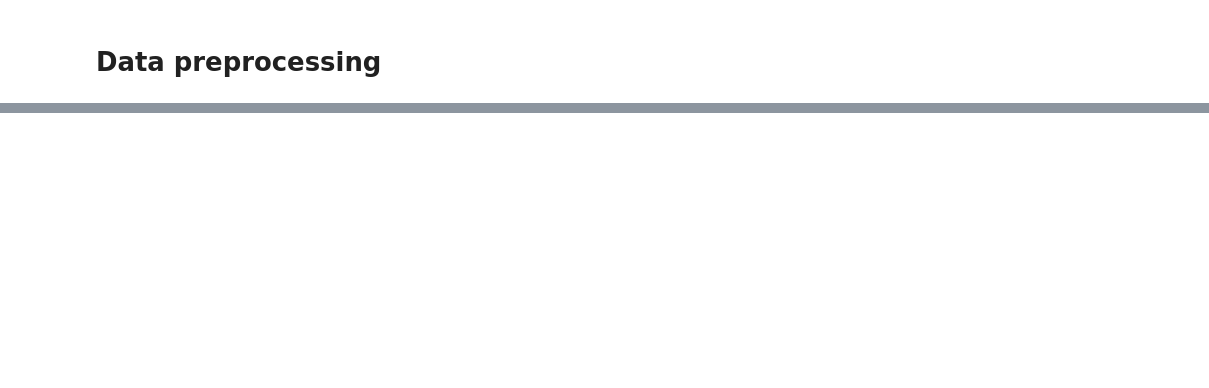
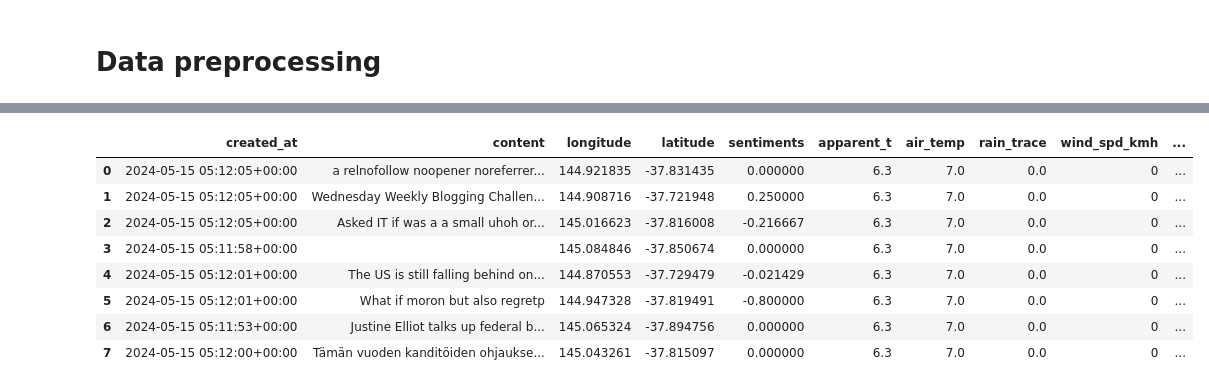
Before and after one commit to chris0311/COMP90024-Project2, a Jupyter notebook: Mastodon data preprocessing with Bom data.ipynb, the cells around one changed output, grey strips where cells are left out. Cells and saved outputs as stored; diff of their text form; code cells hidden in the pictures; blank space fills up the shorter version.

```diff
--- a/Mastodon data preprocessing with Bom data.ipynb
+++ b/Mastodon data preprocessing with Bom data.ipynb
@@ -162,0 +188,25 @@ merged_df
+# %%
+import geopandas as gpd
+from shapely.geometry import Point
+
+sa2_gdf = gpd.read_file('geo/SA2_2021_AUST_SHP_GDA2020/SA2_2021_AUST_GDA2020.shp')
+sa2_gdf = sa2_gdf[['SA2_CODE21', 'geometry','SA2_NAME21']]
+
+geometry = [Point(xy) for xy in zip(merged_df['longitude'], merged_df['latitude'])]
+geo_df = gpd.GeoDataFrame(merged_df, geometry=geometry)
+
+geo_df.crs = sa2_gdf.crs
+
+merged_df = gpd.sjoin(geo_df, sa2_gdf, how='left', op='within')
+
+merged_df
+# %% [output]
+|  | created_at | content | longitude | latitude | sentiments | apparent_t | air_temp | rain_trace | wind_spd_kmh | ... |
+| 0 | 2024-05-15 05:12:05+00:00 | a relnofollow noopener noreferrer... | 144.921835 | -37.831435 | 0.000000 | 6.3 | 7.0 | 0.0 | 0 | ... |
+| 1 | 2024-05-15 05:12:05+00:00 | Wednesday Weekly Blogging Challen... | 144.908716 | -37.721948 | 0.250000 | 6.3 | 7.0 | 0.0 | 0 | ... |
+| 2 | 2024-05-15 05:12:05+00:00 | Asked IT if was a a small uhoh or... | 145.016623 | -37.816008 | -0.216667 | 6.3 | 7.0 | 0.0 | 0 | ... |
+| 3 | 2024-05-15 05:11:58+00:00 |  | 145.084846 | -37.850674 | 0.000000 | 6.3 | 7.0 | 0.0 | 0 | ... |
+| 4 | 2024-05-15 05:12:01+00:00 | The US is still falling behind on... | 144.870553 | -37.729479 | -0.021429 | 6.3 | 7.0 | 0.0 | 0 | ... |
+| 5 | 2024-05-15 05:12:01+00:00 | What if moron but also regretp | 144.947328 | -37.819491 | -0.800000 | 6.3 | 7.0 | 0.0 | 0 | ... |
+| 6 | 2024-05-15 05:11:53+00:00 | Justine Elliot talks up federal b... | 145.065324 | -37.894756 | 0.000000 | 6.3 | 7.0 | 0.0 | 0 | ... |
+| 7 | 2024-05-15 05:12:00+00:00 | Tämän vuoden kanditöiden ohjaukse... | 145.043261 | -37.815097 | 0.000000 | 6.3 | 7.0 | 0.0 | 0 | ... |
```
Also changed, not shown: parts of 10 cells of this notebook, 1 other file.
